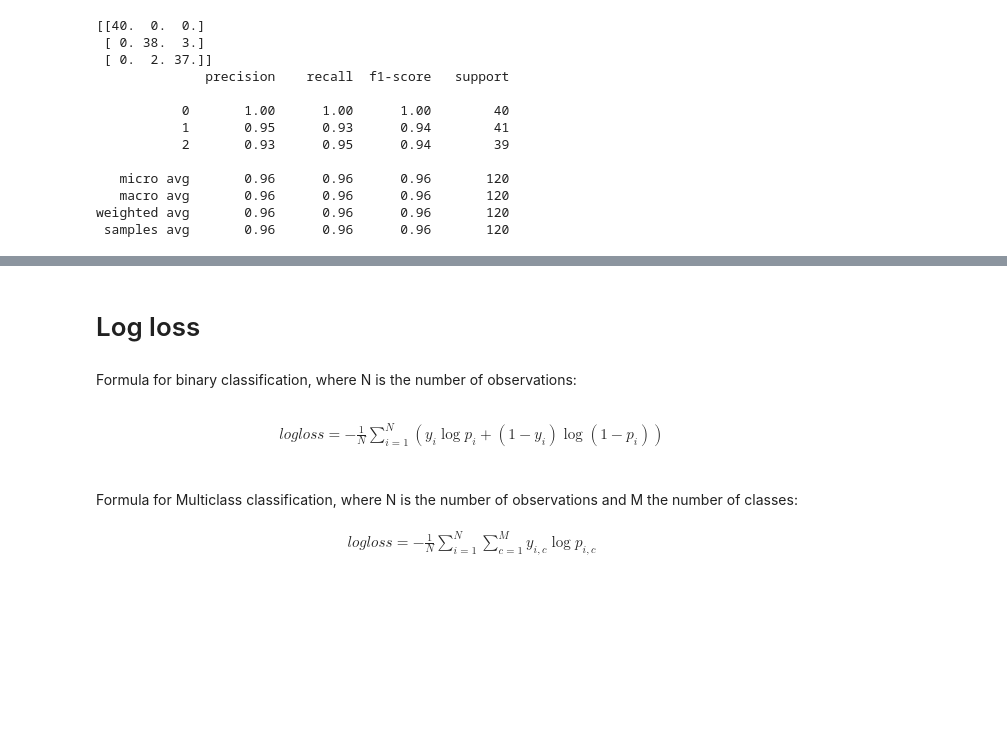
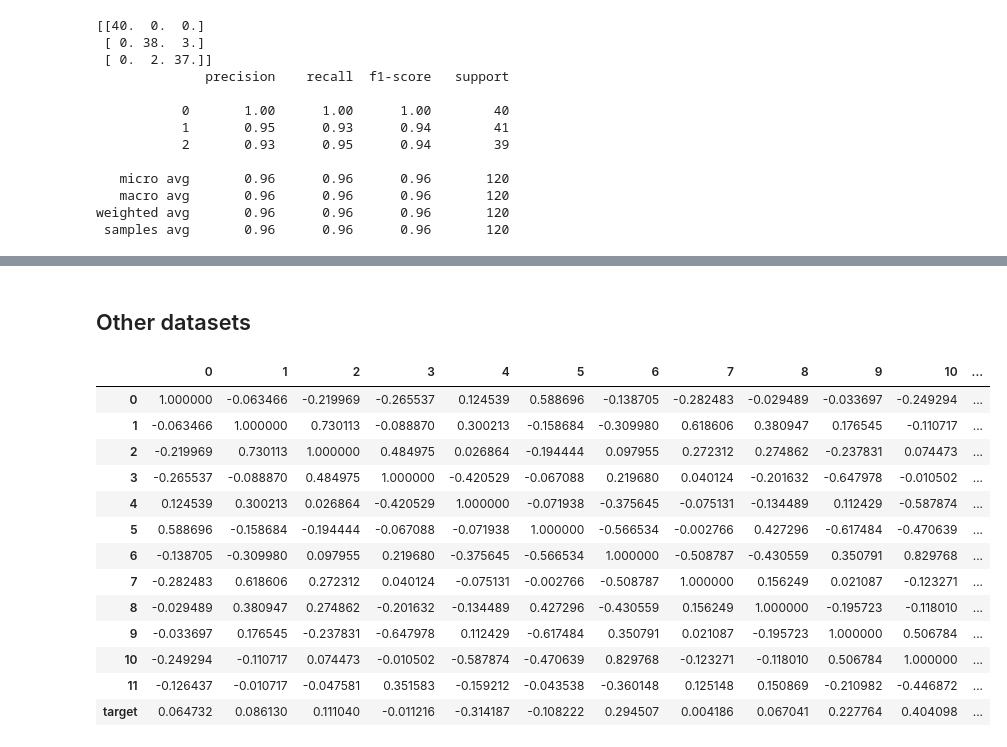
Before and after one commit to CaioMar/dsutils, a Jupyter notebook: MultiClass_Classification_metrics.ipynb, the cells around one changed output, grey strips where cells are left out. Drawn from its saved outputs; the diff is of its cells as text; code cells hidden in the pictures; blank space fills up the shorter version.

```diff
--- a/MultiClass_Classification_metrics.ipynb
+++ b/MultiClass_Classification_metrics.ipynb
@@ -191,24 +280,5 @@ for col in roc_c.columns:
 roc_c.iplot(yTitle='Recall',xTitle='False Positive Rate',title='ROC curve for OvR SVM classifier')
 # %% [output]
 [interactive output not drawn]
-# %% [markdown]
-# Log loss
-# %% [markdown]
-Formula for binary classification, where N is the number of observations:
-<br>
-<br>
-<font size="4.5">
-<center>
-$logloss = -\frac{1}{N} \sum_{i=1}^{N} (y_{i} \log p_{i} + (1 - y_{i}) \log (1 - p_{i}))$
-</center>
-</font>
-<br>
-<br>
-Formula for Multiclass classification, where N is the number of observations and M the number of classes:
-<br>
-<br>
-<font size="4.5">
-<center>
-$logloss = -\frac{1}{N} \sum_{i=1}^{N}\sum_{c=1}^{M}  y_{i,c} \log p_{i,c}$
-</center>
-</font>
+# %% [markdown]
+## Other datasets
@@ -214,0 +287,26 @@ $logloss = -\frac{1}{N} \sum_{i=1}^{N}\sum_{c=1}^{M}  y_{i,c} \log p_{i,c}$
+# %%
+dataset, target = make_classification(n_samples=10000,
+                              n_features=12,
+                              n_informative=7,
+                              n_redundant=5,
+                              n_classes=4,
+                              random_state=42)
+# %%
+df2 = pd.DataFrame(dataset)
+df2['target'] = target
+df2.corr()
+# %% [output]
+|  | 0 | 1 | 2 | 3 | 4 | 5 | 6 | 7 | 8 | 9 | 10 | ... |
+| 0 | 1.000000 | -0.063466 | -0.219969 | -0.265537 | 0.124539 | 0.588696 | -0.138705 | -0.282483 | -0.029489 | -0.033697 | -0.249294 | ... |
+| 1 | -0.063466 | 1.000000 | 0.730113 | -0.088870 | 0.300213 | -0.158684 | -0.309980 | 0.618606 | 0.380947 | 0.176545 | -0.110717 | ... |
+| 2 | -0.219969 | 0.730113 | 1.000000 | 0.484975 | 0.026864 | -0.194444 | 0.097955 | 0.272312 | 0.274862 | -0.237831 | 0.074473 | ... |
+| 3 | -0.265537 | -0.088870 | 0.484975 | 1.000000 | -0.420529 | -0.067088 | 0.219680 | 0.040124 | -0.201632 | -0.647978 | -0.010502 | ... |
+| 4 | 0.124539 | 0.300213 | 0.026864 | -0.420529 | 1.000000 | -0.071938 | -0.375645 | -0.075131 | -0.134489 | 0.112429 | -0.587874 | ... |
+| 5 | 0.588696 | -0.158684 | -0.194444 | -0.067088 | -0.071938 | 1.000000 | -0.566534 | -0.002766 | 0.427296 | -0.617484 | -0.470639 | ... |
+| 6 | -0.138705 | -0.309980 | 0.097955 | 0.219680 | -0.375645 | -0.566534 | 1.000000 | -0.508787 | -0.430559 | 0.350791 | 0.829768 | ... |
+| 7 | -0.282483 | 0.618606 | 0.272312 | 0.040124 | -0.075131 | -0.002766 | -0.508787 | 1.000000 | 0.156249 | 0.021087 | -0.123271 | ... |
+| 8 | -0.029489 | 0.380947 | 0.274862 | -0.201632 | -0.134489 | 0.427296 | -0.430559 | 0.156249 | 1.000000 | -0.195723 | -0.118010 | ... |
+| 9 | -0.033697 | 0.176545 | -0.237831 | -0.647978 | 0.112429 | -0.617484 | 0.350791 | 0.021087 | -0.195723 | 1.000000 | 0.506784 | ... |
+| 10 | -0.249294 | -0.110717 | 0.074473 | -0.010502 | -0.587874 | -0.470639 | 0.829768 | -0.123271 | -0.118010 | 0.506784 | 1.000000 | ... |
+| 11 | -0.126437 | -0.010717 | -0.047581 | 0.351583 | -0.159212 | -0.043538 | -0.360148 | 0.125148 | 0.150869 | -0.210982 | -0.446872 | ... |
+| target | 0.064732 | 0.086130 | 0.111040 | -0.011216 | -0.314187 | -0.108222 | 0.294507 | 0.004186 | 0.067041 | 0.227764 | 0.404098 | ... |
```
Also changed, not shown: parts of 15 cells of this notebook.
